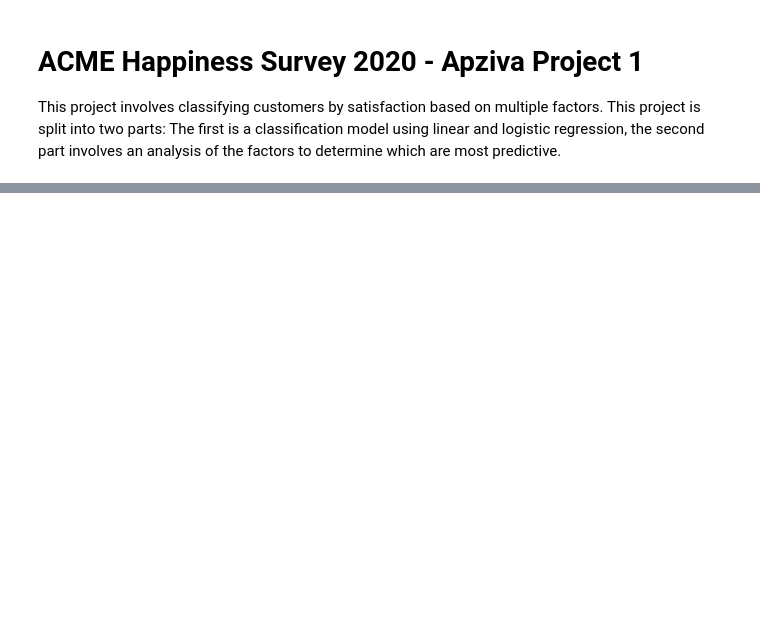
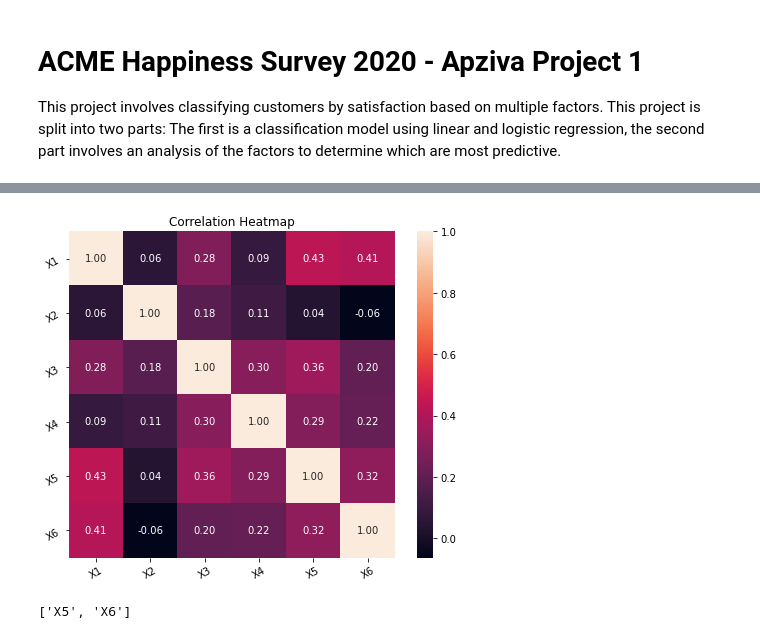
Before and after one commit to JamesStewartDouglas/OMi1B2uSfIj5Ih2f, a Jupyter notebook: ACME Happiness Survey 2020.ipynb, the cells around one changed output, grey strips where cells are left out. Cells and saved outputs as stored; diff of their text form; code cells hidden in the pictures; blank space fills up the shorter version.

```diff
--- a/ACME Happiness Survey 2020.ipynb
+++ b/ACME Happiness Survey 2020.ipynb
@@ -251,0 +43,11 @@ Text(0.5, 15.0, 'Predicted')
+# %%
+#Variance
+
+columns = ['X1', 'X2', 'X3', 'X4', 'X5', 'X6']
+X = data[columns]
+y = data['Y']
+
+print(y.value_counts(), '\n')
+
+for label in columns:
+    print(f'{data[label].value_counts()}\nVar: {np.var(data[label])}\n')
@@ -251,0 +72,23 @@ Text(0.5, 15.0, 'Predicted')
+# %%
+#Correlation
+
+corr_matrix = X.corr()
+
+#Plot Heatmap
+
+plt.figure(figsize=(8,6))
+plt.title('Correlation Heatmap')
+a = sns.heatmap(corr_matrix, square=True, annot=True, fmt='.2f', linecolor='black')
+a.set_xticklabels(a.get_xticklabels(), rotation=30)
+a.set_yticklabels(a.get_yticklabels(), rotation=30)
+plt.show()
+# %% [output]
+[figure, added]
+# %%
+#Drop columns with high correlation.
+
+upper = corr_matrix.where(np.triu(np.ones(corr_matrix.shape), k=1).astype(bool))
+to_drop = [column for column in upper.columns if any(upper[column] > 0.4)]
+print(to_drop)
+# %% [output]
+['X5', 'X6']
```
Also changed, not shown: parts of 50 cells of this notebook.
